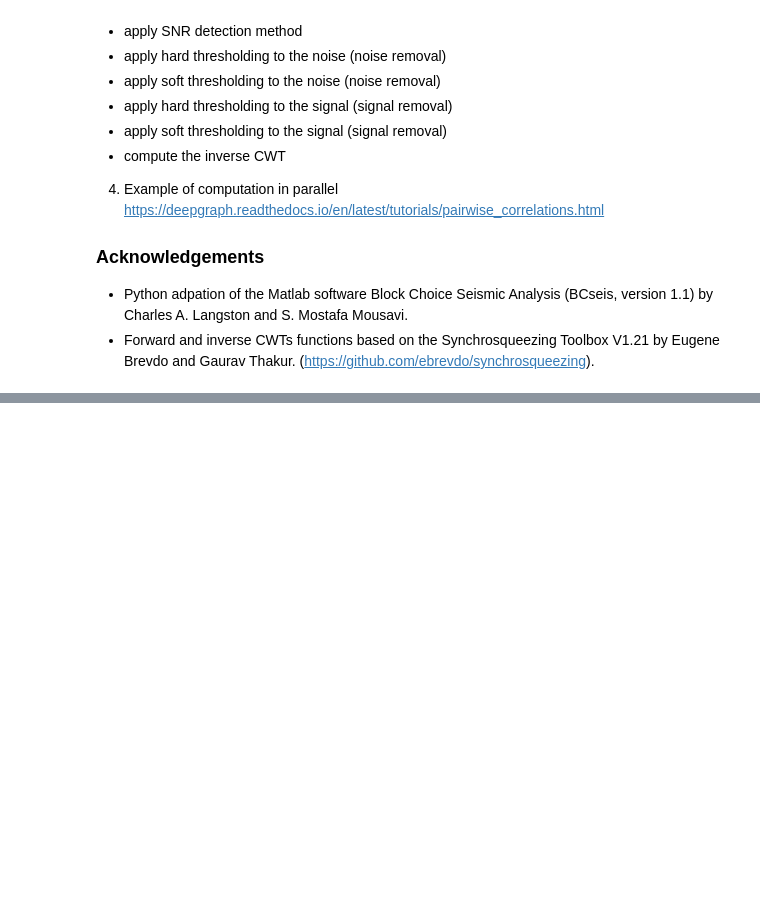
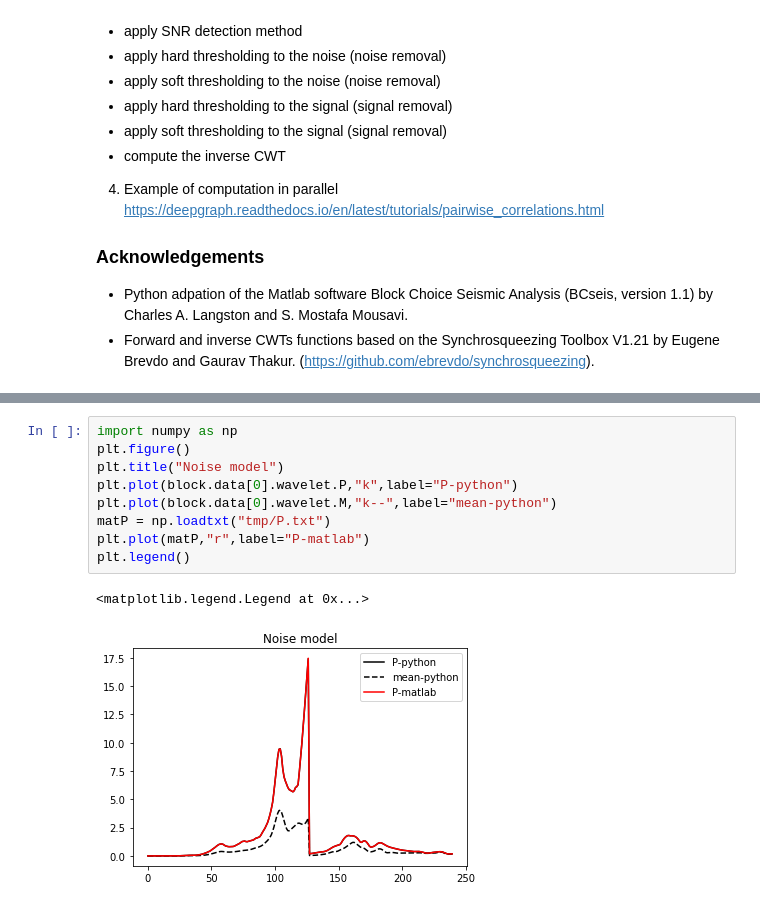
Before and after one commit to LLNL/pysolate, a Jupyter notebook: example_notebook.ipynb, the cells around one changed output, grey strips where cells are left out. Saved outputs shown, nothing was run; the diff lists cells and outputs as text; blank space fills up the shorter version.

```diff
--- a/example_notebook.ipynb
+++ b/example_notebook.ipynb
@@ -51,0 +58,12 @@ plt.show()
+# %%
+import numpy as np
+plt.figure()
+plt.title("Noise model")
+plt.plot(block.data[0].wavelet.P,"k",label="P-python")
+plt.plot(block.data[0].wavelet.M,"k--",label="mean-python")
+matP = np.loadtxt("tmp/P.txt")
+plt.plot(matP,"r",label="P-matlab")
+plt.legend()
+# %% [output]
+<matplotlib.legend.Legend at 0x...>
+[figure, added]
```
Also changed, not shown: parts of 8 cells of this notebook, 18 other files.
